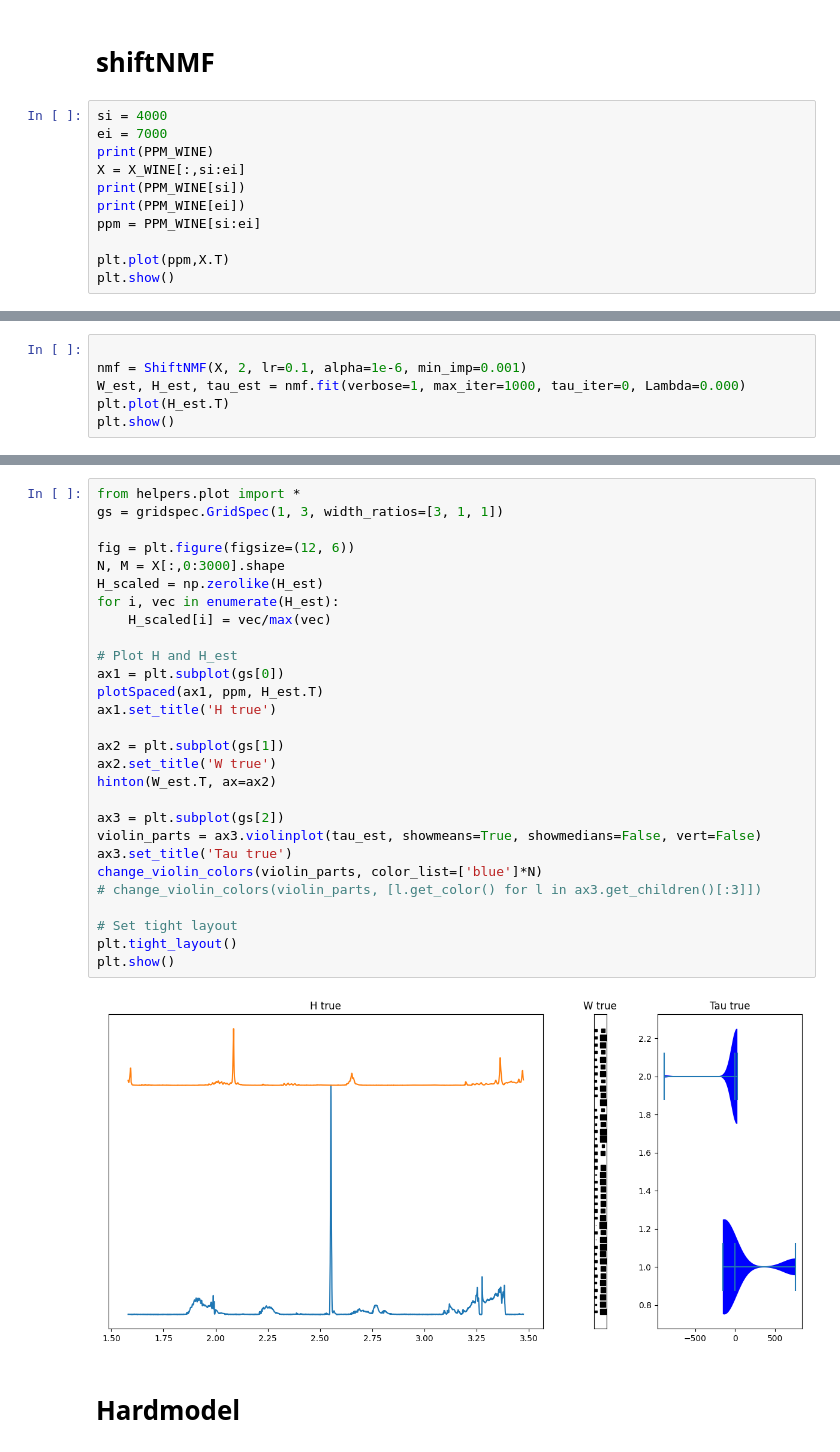
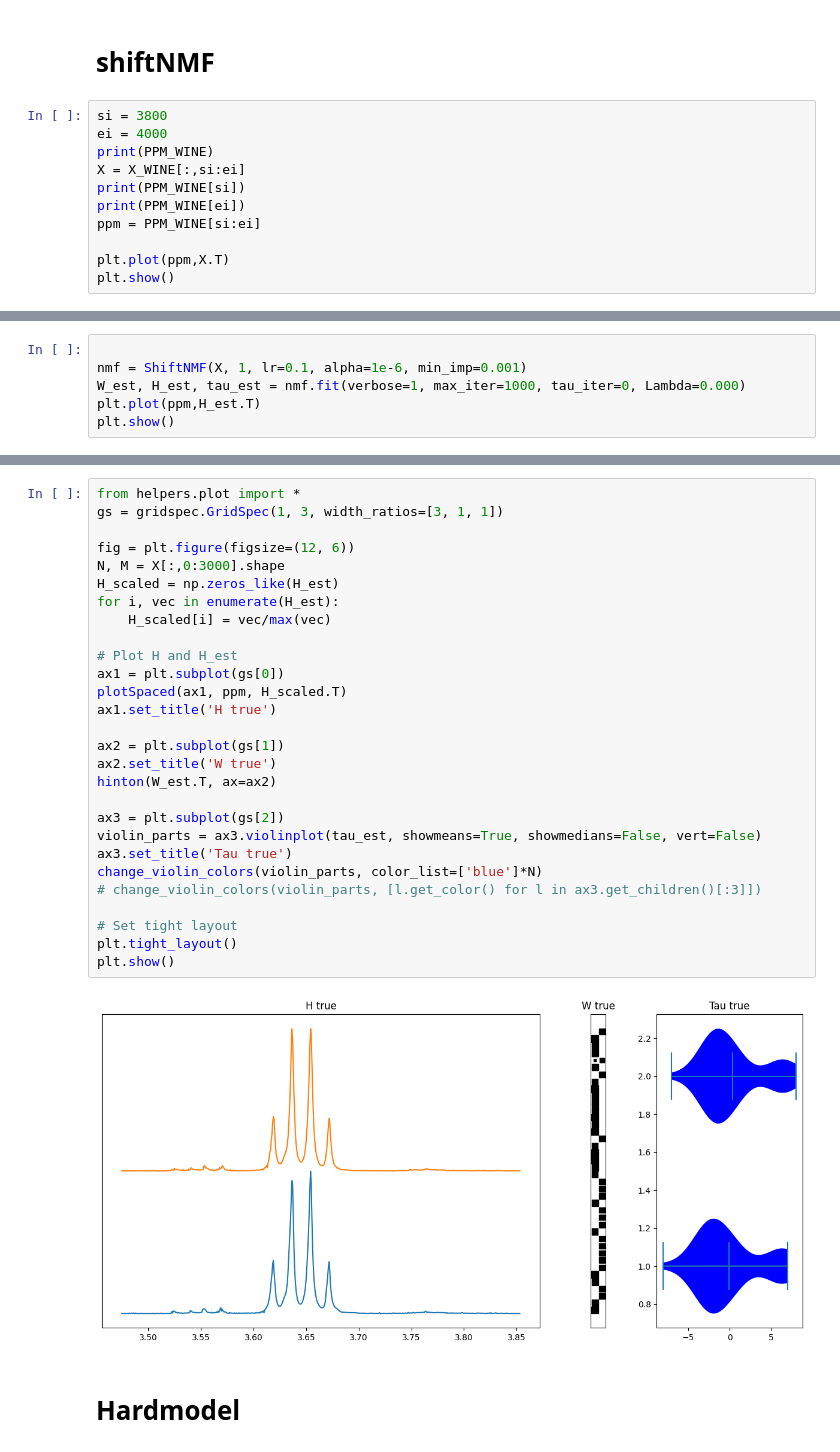
Before and after one commit to LucasEmcken/Bachelorprojekt, a Jupyter notebook: wine_experiment.ipynb, the cells around one changed output, grey strips where cells are left out. Drawn from its saved outputs; the diff is of its cells as text.

```diff
--- a/wine_experiment.ipynb
+++ b/wine_experiment.ipynb
@@ -19,8 +21,8 @@ from helpers.fit_functions import *
 # %% [markdown]
 # shiftNMF
 # %%
-si = 4000
-ei = 7000
+si = 3800
+ei = 4000
 print(PPM_WINE)
 X = X_WINE[:,si:ei]
 print(PPM_WINE[si])
@@ -37,7 +39,7 @@ plt.show()
 # %%
 
-nmf = ShiftNMF(X, 2, lr=0.1, alpha=1e-6, min_imp=0.001)
+nmf = ShiftNMF(X, 1, lr=0.1, alpha=1e-6, min_imp=0.001)
 W_est, H_est, tau_est = nmf.fit(verbose=1, max_iter=1000, tau_iter=0, Lambda=0.000)
-plt.plot(H_est.T)
+plt.plot(ppm,H_est.T)
 plt.show()
 # %% [output]
@@ -46,32 +48,32 @@ epoch: 1000, Loss: 0.12469476741698078, Tau: 2450.881882098768
 # %%
 from helpers.plot import *
 gs = gridspec.GridSpec(1, 3, width_ratios=[3, 1, 1])
 
 fig = plt.figure(figsize=(12, 6))
 N, M = X[:,0:3000].shape
-H_scaled = np.zerolike(H_est)
+H_scaled = np.zeros_like(H_est)
 for i, vec in enumerate(H_est):
     H_scaled[i] = vec/max(vec)
 
 # Plot H and H_est
 ax1 = plt.subplot(gs[0])
-plotSpaced(ax1, ppm, H_est.T)
+plotSpaced(ax1, ppm, H_scaled.T)
 ax1.set_title('H true')
 
 ax2 = plt.subplot(gs[1])
 ax2.set_title('W true')
 hinton(W_est.T, ax=ax2)
 
 ax3 = plt.subplot(gs[2])
 violin_parts = ax3.violinplot(tau_est, showmeans=True, showmedians=False, vert=False)
 ax3.set_title('Tau true')
 change_violin_colors(violin_parts, color_list=['blue']*N)
 # change_violin_colors(violin_parts, [l.get_color() for l in ax3.get_children()[:3]])
 
 # Set tight layout
 plt.tight_layout()
 plt.show()
 # %% [output]
-[figure, old version]
+[figure, new version]
 # %% [markdown]
 # Hardmodel
```
Also changed, not shown: parts of 6 cells of this notebook.
